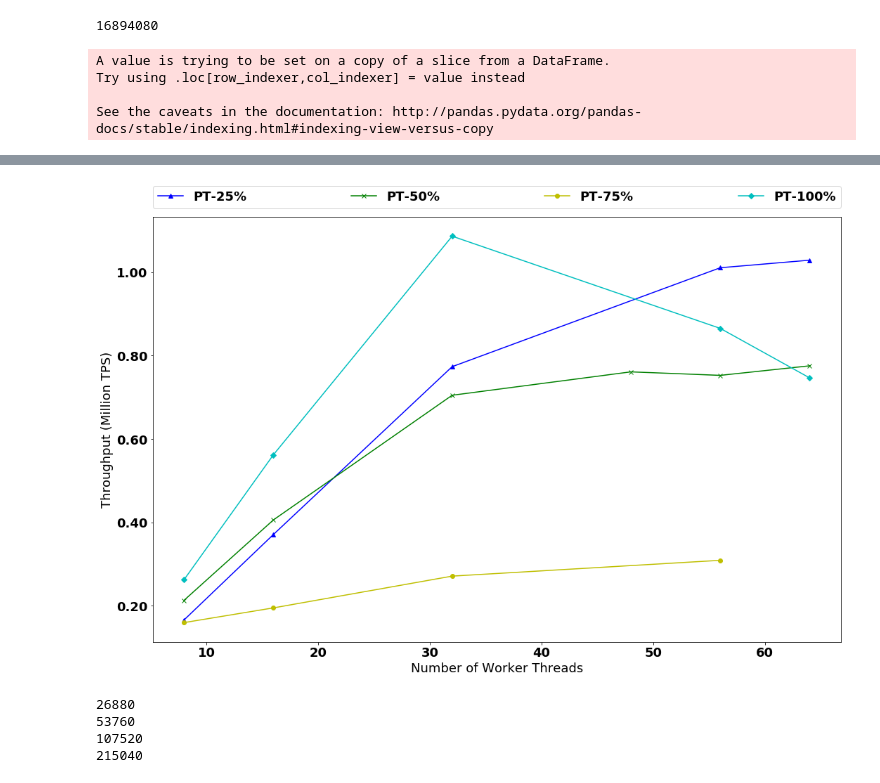
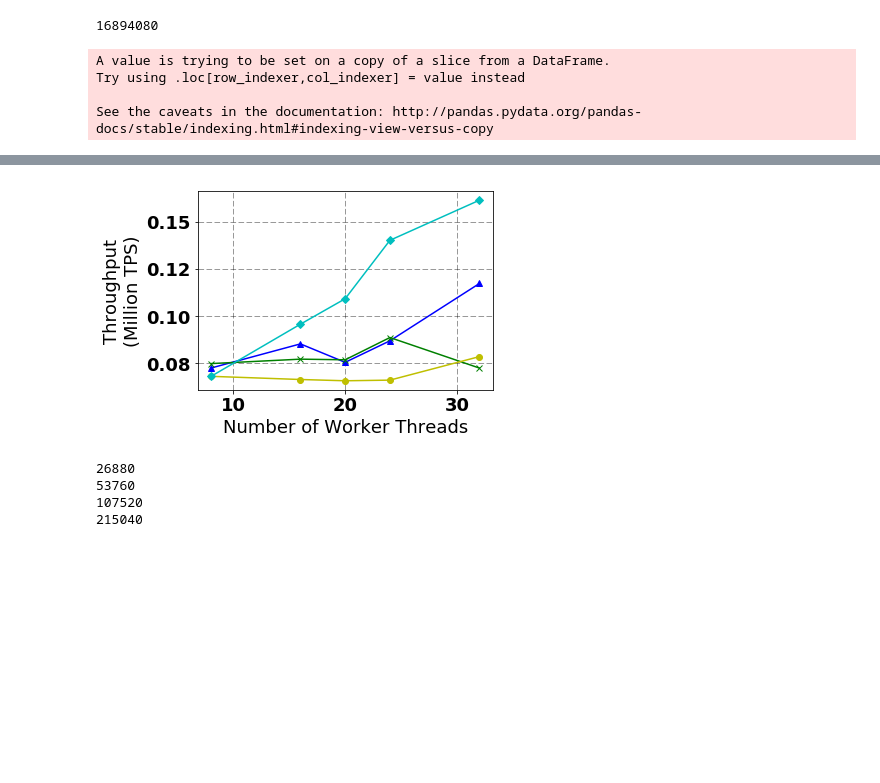
Before and after one commit to qadahtm/deneva, a Jupyter notebook: pynb/QueCC.ipynb, the cells around one changed output, grey strips where cells are left out. Drawn from its saved outputs; the diff is of its cells as text; code cells hidden in the pictures; blank space fills up the shorter version.

```diff
--- a/pynb/QueCC.ipynb
+++ b/pynb/QueCC.ipynb
@@ -340,6 +335,14 @@ def extract_from_file(_fname):
             m = re.search('g_req_per_query\s+(\d+)', cline)
             if m:
                 res['g_req_per_query'] = m.group(1)
+
+            m = re.search('g_txn_write_perc\s+(\d+.\d+)', cline)
+            if m:
+                res['g_txn_write_perc'] = m.group(1)
+
+            m = re.search('g_mpr\s+(\d+.\d+)', cline)
+            if m:
+                res['g_mpr'] = m.group(1)
 
             #extract from Pass
             m = re.search('PASS!,(.+)', cline)
@@ -501,6 +504,8 @@ def parse_directory(directory):
             'commit_strategy':[],
             'batch_size':[],
             'req_cnt':[],
+            'mpr':[],
+            'write_perc':[],
             'pt_perc':[],
             'pt_cnt':[],
             'pt_time':[],
@@ -615,6 +620,8 @@ def parse_directory(directory):
                 data['trial_no'].append(int(trial_num))
                 data['seq_no'].append(int(seq_num))
                 data['req_cnt'].append(int(e_data['g_req_per_query']))
+                data['mpr'].append(float(e_data['g_mpr']))
+                data['write_perc'].append(float(e_data['g_txn_write_perc']))
                 data['zipf_theta'].append('{:.2f}'.format(float(e_data['g_zipf_theta'])))
                 data['fscl10'].append(float(e_data['fscl10']))
                 data['fscl25'].append(float(e_data['fscl25']))
@@ -2362,7 +2466,7 @@ combined[combined['cc_alg'] == 'OCC'].groupby(grp_indexes).agg(agg_req)
 # %% [output]
 16894080
 # %%
-##QueCC Plots
+##QueCC Plots -- Scalability Vs Throughput
 import matplotlib.ticker as ticker
 agg_req_normal = {'tput':'mean','phys_mem_usage':'mean','trial_no':'count'}
 agg_req = agg_req_normal
@@ -2370,12 +2474,20 @@ us = 1000000
 q_pipelined = False
 pd.options.display.float_format = '{:,.2f}'.format
 
-# grp_indexes = ['cc_alg','vm','worker_cnt','pt_cnt']
 grp_indexes = ['cc_alg','zipf_theta','pt_perc', 'worker_cnt']
-# grp_indexes = ['cc_alg','zipf_theta','worker_cnt']
+figoutdir = '/Users/qadahtm/Google Drive/MBP2/PhDResearch/QueCC/paper_figs/'
+outfname = '{}ycsb-scalability-thetapt99-GS32.pdf'.format(figoutdir)
+# outfname = '{}ycsb-scalability-theta0-GS32.pdf'.format(figoutdir)
+ycsb_quecc_GS32 = "/Users/qadahtm/Dev/halstead/deneva_project/deneva/exp_results/ycsb_ppt50_wp50_thetapt99_quecc_GS32"
+ycsb_quecc_GS32 = "/Users/qadahtm/Dev/halstead/deneva_project/deneva/exp_results/ycsb_ppt50_wp50_thetapt99_quecc_1_GS32"
+ycsb_quecc_GS32 = "/Users/qadahtm/Dev/halstead/deneva_project/deneva/exp_results/ycsb_ppt50_wp50_theta0_scalability_GS32"
+ycsb_quecc_GS32_1 = "/Users/qadahtm/Dev/halstead/deneva_project/deneva/exp_results/ycsb_ppt50_wp50_theta0_scalability_1_GS32"
 
-ycsb_quecc_GS32 = "/Users/qadahtm/Dev/halstead/deneva_project/deneva/exp_results/ycsb_ppt50_wp50_thetapt99_quecc_GS32"
-ycsb_quecc_GS32 = pd.DataFrame(parse_directory(ycsb_quecc_GS32));
+ycsb_quecc_GS32 = "/Users/qadahtm/Dev/halstead/deneva_project/deneva/exp_results/ycsb_ppt50_wp50_thetapt99_scalability_GS32"
+ycsb_quecc_GS32_1 = "/Users/qadahtm/Dev/halstead/deneva_project/deneva/exp_results/ycsb_ppt50_wp50_thetapt99_scalability_1_GS32"
+
+# ycsb_quecc_GS32 = pd.DataFrame(parse_directory(ycsb_quecc_GS32_1));
+ycsb_quecc_GS32 = pd.concat([pd.DataFrame(parse_directory(ycsb_quecc_GS32)),pd.DataFrame(parse_directory(ycsb_quecc_GS32_1))]);
 ycsb_quecc_GS32 = ycsb_quecc_GS32[ycsb_quecc_GS32['tput'] > 0]
 ycsb_quecc_pip_GS32 = ycsb_quecc_GS32[ycsb_quecc_GS32['pt_perc'] != 100]
 ycsb_quecc_unpip_GS32 = ycsb_quecc_GS32[ycsb_quecc_GS32['pt_perc'] == 100]
@@ -2396,12 +2508,12 @@ ycsb_quecc_unpip_GS32 = ycsb_quecc_GS32[ycsb_quecc_GS32['pt_perc'] == 100]
 # ycsb_quecc_pip_GS32['vm'] = 32
 ycsb_quecc_pip_GS32['worker_cnt'] = ycsb_quecc_pip_GS32['et_cnt']+ycsb_quecc_pip_GS32['pt_cnt']
 
-ycsb_quecc_M64 = "/Users/qadahtm/Dev/halstead/deneva_project/deneva/exp_results/ycsb_ppt50_wp50_thetapt6pt99_quecc_M64"
-ycsb_quecc_M64 = pd.DataFrame(parse_directory(ycsb_quecc_M64));
-ycsb_quecc_M64 = ycsb_quecc_M64[ycsb_quecc_M64['tput'] > 0]
-ycsb_quecc_M64 = ycsb_quecc_M64[ycsb_quecc_M64['zipf_theta'] == '0.99']
-ycsb_quecc_pip_M64 = ycsb_quecc_M64[ycsb_quecc_M64['pt_perc'] != 100]
-ycsb_quecc_unpip_M64 = ycsb_quecc_M64[ycsb_quecc_M64['pt_perc'] == 100]
+# ycsb_quecc_M64 = "/Users/qadahtm/Dev/halstead/deneva_project/deneva/exp_results/ycsb_ppt50_wp50_thetapt6pt99_quecc_M64"
+# ycsb_quecc_M64 = pd.DataFrame(parse_directory(ycsb_quecc_M64));
+# ycsb_quecc_M64 = ycsb_quecc_M64[ycsb_quecc_M64['tput'] > 0]
+# ycsb_quecc_M64 = ycsb_quecc_M64[ycsb_quecc_M64['zipf_theta'] == '0.99']
+# ycsb_quecc_pip_M64 = ycsb_quecc_M64[ycsb_quecc_M64['pt_perc'] != 100]
+# ycsb_quecc_unpip_M64 = ycsb_quecc_M64[ycsb_quecc_M64['pt_perc'] == 100]
 
 
 
@@ -2420,12 +2532,12 @@ ycsb_quecc_unpip_M64 = ycsb_quecc_M64[ycsb_quecc_M64['pt_perc'] == 100]
 # ycsb_quecc_pip_M64 = ycsb_quecc_pip_M64[ycsb_quecc_pip_M64['tput'] > 0]
 # del ycsb_quecc_pip_M64['commit_strategy']
 # ycsb_quecc_pip_M64['vm'] = 64
-ycsb_quecc_pip_M64['worker_cnt'] = ycsb_quecc_pip_M64['et_cnt']+ycsb_quecc_pip_M64['pt_cnt']
+# ycsb_quecc_pip_M64['worker_cnt'] = ycsb_quecc_pip_M64['et_cnt']+ycsb_quecc_pip_M64['pt_cnt']
 
-# combined = pd.concat([ycsb_quecc_unpip_GS32,ycsb_quecc_pip_GS32])
+combined = pd.concat([ycsb_quecc_unpip_GS32,ycsb_quecc_pip_GS32])
 # combined = pd.concat([ycsb_quecc_pip_GS32])
 # print(combined)
-combined = pd.concat([ycsb_quecc_unpip_M64,ycsb_quecc_pip_M64])
+# combined = pd.concat([ycsb_quecc_unpip_M64,ycsb_quecc_pip_M64])
 # combined = pd.concat([ycsb_quecc_pip_GS32, ycsb_quecc_unpip_GS32])
 # combined = pd.concat([ycsb_quecc_unpip_M64,ycsb_quecc_pip_M64, ycsb_quecc_pip_GS32, ycsb_quecc_unpip_GS32])
 # combined = ycsb_quecc_unpip_M64
@@ -2433,8 +2545,9 @@ combined = pd.concat([ycsb_quecc_unpip_M64,ycsb_quecc_pip_M64])
 grouped_f = combined.groupby(grp_indexes).agg(agg_req)
 
 ls = ['b^-', 'gx-', 'yo-', 'cD-', 'm2-', 'rs-', 'g<--', 'r^--', 'g^--', 'c^-', 'm^-', 'y^--' ]
-plt.figure(figsize=(32,6.2))
-plt.figure(figsize=(16,10))
+# plt.figure(figsize=(32,6.2))
+# plt.figure(figsize=(16,10))
+plt.figure()
 
 algs = list(grouped_f.index.levels[0])
 # print(grouped_f.index)
@@ -2464,54 +2577,34 @@ for ptr in pt_ratio:
             yvals = list(grouped_f.loc[a,t,ptr]['tput'])
             yvals_s = list( map(lambda x : x/us, yvals))
             xvals = list(grouped_f.loc[a,t,ptr].index.get_level_values(0))
-            print(yvals)
-            print(xvals)
+#             print(yvals)
+#             print(xvals)
             line_yvals.append(yvals_s)
             line_xvals.append(xvals)
             line_theta.append(t)
 
 doplot = True
 
-# if doplot:
-# pc = pc + 1
+
 plti = 110 + pc
-# print(plti)
-#     print(len(line_yvals))
 title_y_offset = -0.2
 ax = plt.subplot(111)
-#         ax = plt.subplot() # single plot
-#         if t == 32:
-#             ax.set_title("(a) G5 (32 CPUs)", y=title_y_offset)
-#         elif t == 64:
-#             ax.set_title("(b) M64 (64 vCPUs)".format(t), y=title_y_offset)
-#         else:
-#             ax.set_title("(c) M128 (128 vCPUs)".format(t), y=title_y_offset)
-
-#             if t == '0.00':
-#                 ax.set_title("(a) theta = 0.0 (Uniform)", y=title_y_offset)
-#             elif t == '0.60':
-#                 ax.set_title("(b) theta = 0.6".format(t), y=title_y_offset)
-#             else:
-#                 ax.set_title("(c) theta = 0.99".format(t), y=title_y_offset)
 for i in range(len(line_labels)):
     ls_tmp = ls[i]
     print(i)
     ax.plot(line_xvals[i],line_yvals[i], ls_tmp, label=line_labels[i])
-    ax.yaxis.set_major_formatter(ticker.FormatStrFormatter('%4.2f'))
-    ax.set_ylabel('Throughput (Million TPS)')
+    ax.yaxis.set_major_formatter(ticker.FormatStrFormatter('%2.2f'))
+    ax.set_ylabel('Throughput\n(Million TPS)')
     # ax.set_xlabel('Zipfian Theta')
     ax.set_xlabel('Number of Worker Threads')
-#3 plots
-# plt.legend(bbox_to_anchor=(-2.8, 1.02, 3.8, .102),
-#            loc=8,ncol=8, mode="expand", borderaxespad=0.)
-# 2 plots
-# plt.legend(bbox_to_anchor=(-1.4, 1.02, 2.4, .102),
-#            loc=8,ncol=8, mode="expand", borderaxespad=0.)
 
-plt.legend(bbox_to_anchor=(0, 1.02, 1.0, .102),
-           loc=8,ncol=8, mode="expand", borderaxespad=0.)
-plt.subplots_adjust(top=0.92, bottom=0.08, left=0.10, right=0.95, hspace=0.25,
-                    wspace=0.35)
+# plt.legend(bbox_to_anchor=(0, 1.02, 1.0, .102),
+#            loc=8,ncol=2, mode="expand", borderaxespad=0.)
+# plt.subplots_adjust(top=0.92, bottom=0.08, left=0.10, right=0.95, hspace=0.25,
+#                     wspace=0.35)
+plt.grid(alpha=0.5)
+plt.tight_layout()
+plt.savefig(outfname,format='pdf')
 grouped_f
 # ycsb_quecc_pip_M64
 # combined
@@ -2562,4 +2641,4 @@ See the caveats in the documentation: http://pandas.pydata.org/pandas-docs/stabl
-[figure, old version]
+[figure, new version]
 # %%
 # cores = [8,12,16,20,24,32,48,56,64,96,112,128]
 muls = [2,4,8,16]
```
Also changed, not shown: parts of 21 cells of this notebook, 11 other files.
